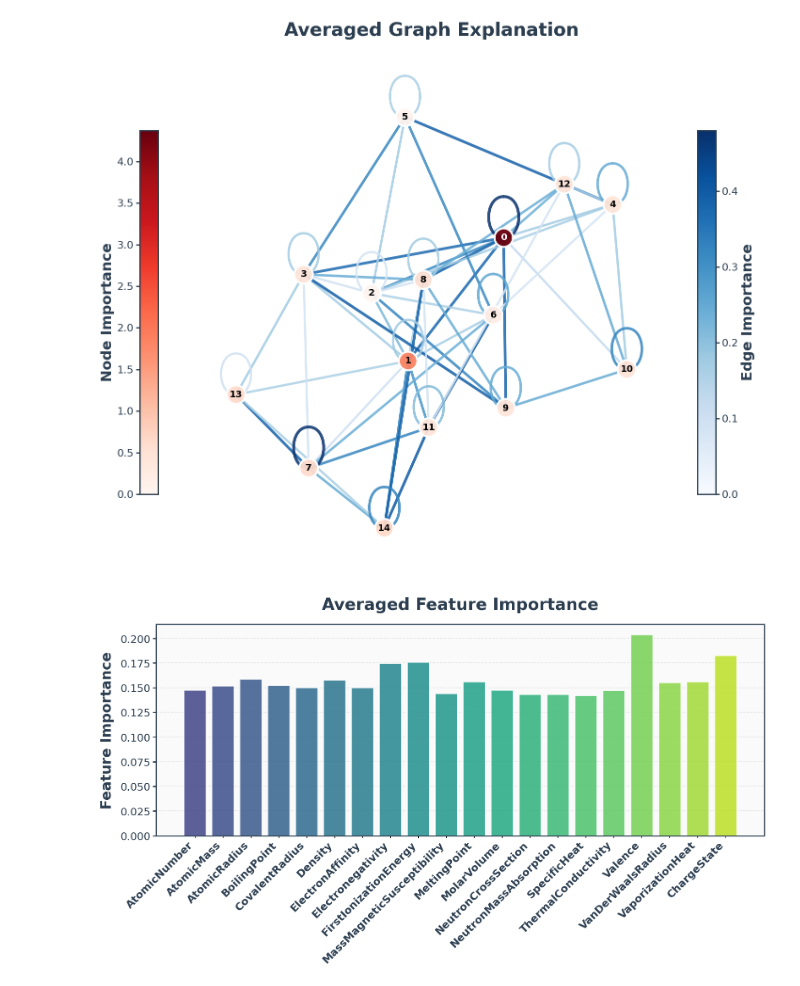
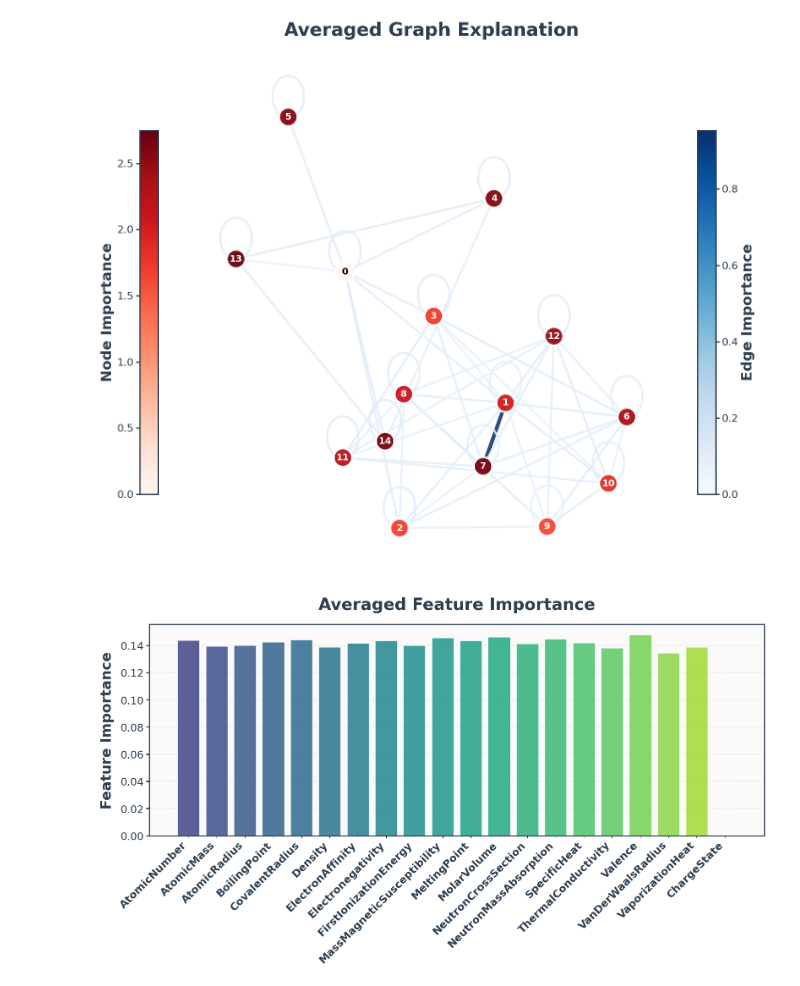
Before and after one commit to petedowney/CrystalDefects, a Jupyter notebook: visulization/heat_map.ipynb, the cells around one changed output. Drawn from its saved outputs; the diff is of its cells as text; code cells hidden in the pictures.

Commit message:
some work on tight binding model

```diff
--- a/visulization/heat_map.ipynb
+++ b/visulization/heat_map.ipynb
@@ -238,5 +527,5 @@ GraphConv(
 # %%
-def averaged_graph(data_list):
+def averaged_graph(data_list, save=False, show=True):
 
     # Use data from the first model
     first_label1, first_label2, first_version = data_list[0]
@@ -355,9 +644,13 @@ def averaged_graph(data_list):
 
     plt.axis('off')
     plt.tight_layout()
-    plt.savefig(f'../pictures/poster/averaged_graph_map.png', dpi=300,
-               bbox_inches='tight', facecolor='white')
-    plt.show()
+    if save:
+        plt.savefig(f'./pictures/poster/averaged_graph_map.png', dpi=300,
+                   bbox_inches='tight', facecolor='white')
+    if show:
+        plt.show()
+    else:
+        plt.close()
 
     # Heatmap for Averaged Node 0 Feature Vector
     # Read feature labels from properties.txt
@@ -379,45 +672,51 @@ def averaged_graph(data_list):
 
     ax.set_ylabel('Feature Importance', fontsize=24, fontweight='bold',
                   color='#2C3E50', labelpad=10)
     ax.set_title('Averaged Feature Importance', fontsize=28,
                 fontweight='bold', pad=25, color='#2C3E50')
     ax.set_xticks(range(len(avg_node_feat_map)))
     ax.set_xticklabels(feature_labels, rotation=45, ha='right', fontsize=18,
                        fontweight='bold', color='#2C3E50')
 
     # Enhanced grid and styling
     ax.grid(axis='y', alpha=0.3, linestyle='--', linewidth=1.2, zorder=1)
     ax.set_axisbelow(True)
     ax.tick_params(axis='y', labelsize=18, colors='#2C3E50', width=2, length=6)
 
     # Spine styling
     for spine in ax.spines.values():
         spine.set_edgecolor('#2C3E50')
         spine.set_linewidth(2)
 
     ax.set_facecolor('#FAFAFA')
 
     plt.tight_layout()
-    plt.savefig(f'pictures/poster/averaged_node_map.png', dpi=300,
+
+    if save:
+        plt.savefig(f'./pictures/poster/averaged_node_map.png', dpi=300,
                bbox_inches='tight', facecolor='white')
-    plt.show()
+    if show:
+        plt.show()
+    else:
+        plt.close()
 
 
 labels = [
-            ('pbe-gs', 'defect_ionization_energy', '4.0'),
-            ('pbe-gs', 'defect_initial_pbe_deltaQ', '4.0'),
-            ('pbe-gs', 'defect_initial_pbe_deltaR', '4.0'),
-            ('pbe-gs', 'defect_electron_affinity', '4.0'),
-            ('pbe-gs', 'defect_cbm-vbm_energy', '4.0'),
-            ('hse-gs', 'defect_total_energy', '4.0'),
-            ('hse-gs', 'defect_lvl_tdm', '4.0'),
-            ('hse-gs', 'defect_fermi_energy', '4.0'),
-            ('hse-gs', 'defect_vbm_energy', '4.0'),
+            # ('pbe-gs', 'defect_ionization_energy', '4.0'),
+            # ('pbe-gs', 'defect_initial_pbe_deltaQ', '4.0'),
+            # ('pbe-gs', 'defect_initial_pbe_deltaR', '4.0'),
+            # ('pbe-gs', 'defect_electron_affinity', '4.0'),
+            # ('pbe-gs', 'defect_cbm-vbm_energy', '4.0'),
+            # ('hse-gs', 'defect_total_energy', '4.0'),
+            # ('hse-gs', 'defect_lvl_tdm', '4.0'),
+            # ('hse-gs', 'defect_fermi_energy', '4.0'),
+            # ('hse-gs', 'defect_vbm_energy', '4.0'),
             ('hse-ex1', 'defect_zero_phonon_line', '4.0'),
-            ('hse-ex1', 'defect_hse_excited_deltaQ', '4.0')
+            # ('hse-ex1', 'defect_hse_excited_deltaQ', '4.0')
             ]
 
-averaged_graph(labels)
+
+averaged_graph(labels, save=False, show=True)
 # %% [output]
-[figure, old version]
+[figure, new version]
-[figure, old version]
+[figure, new version]
```
Also changed, not shown: parts of 8 cells of this notebook, 41 other files.
